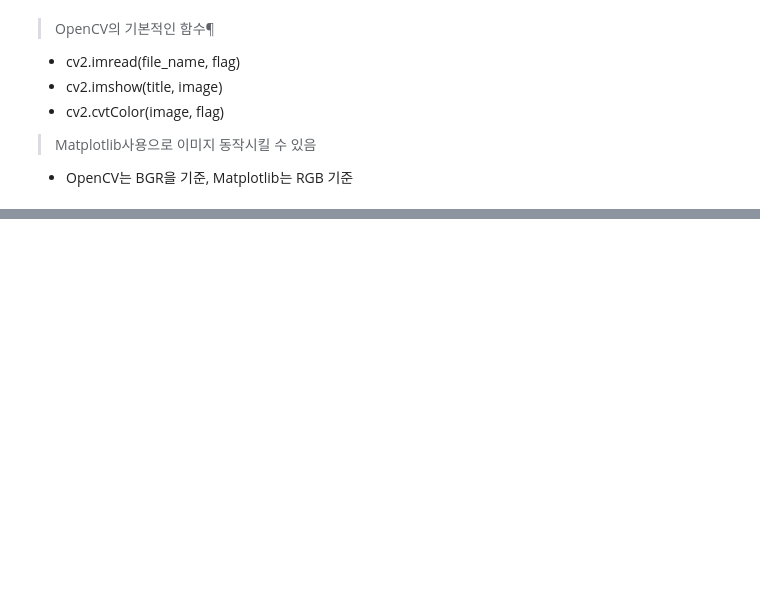
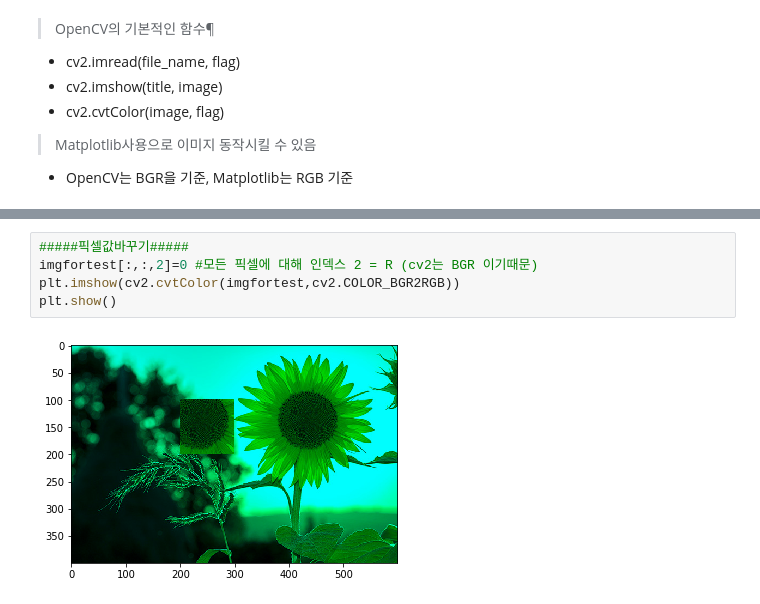
Before and after one commit to LEEHYUNJI94/Python, a Jupyter notebook: Open CV.ipynb, the cells around one changed output, grey strips where cells are left out. Drawn from its saved outputs; the diff is of its cells as text; blank space fills up the shorter version.

```diff
--- a/Open CV.ipynb
+++ b/Open CV.ipynb
@@ -38,0 +110,7 @@ plt.show()
+# %%
+#####픽셀값바꾸기#####
+imgfortest[:,:,2]=0 #모든 픽셀에 대해 인덱스 2 = R (cv2는 BGR 이기때문)
+plt.imshow(cv2.cvtColor(imgfortest,cv2.COLOR_BGR2RGB))
+plt.show()
+# %% [output]
+[figure, added]
```
Also changed, not shown: parts of 8 cells of this notebook.
